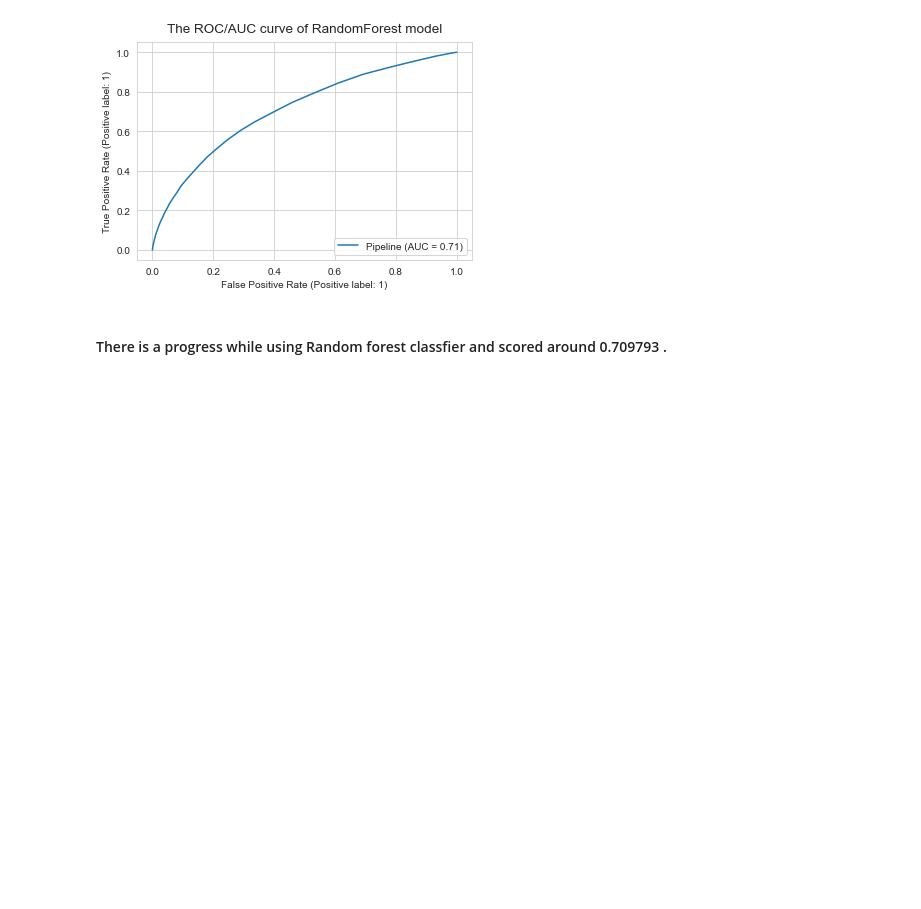
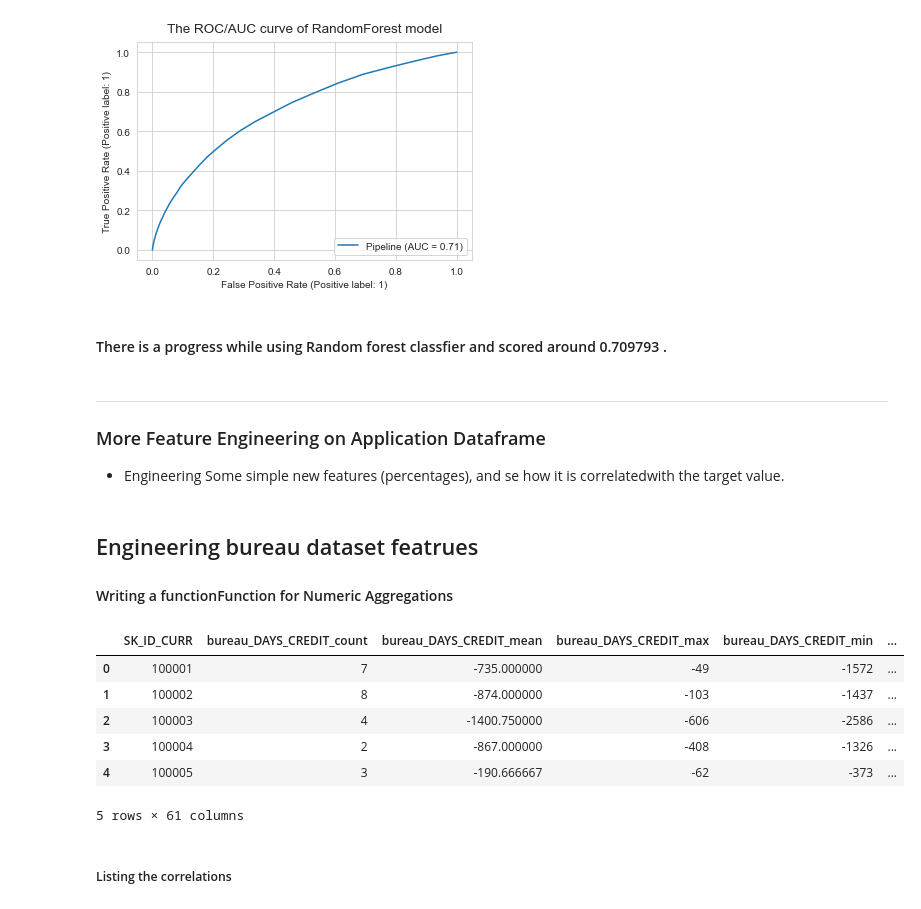
Before and after one commit to AmiirHelmy/Home-Credit-Default-Risk, a Jupyter notebook: Home Credit Default Risk.ipynb, the cells around one changed output. Cells and saved outputs as stored; diff of their text form; code cells hidden in the pictures; blank space fills up the shorter version.

```diff
--- a/Home Credit Default Risk.ipynb
+++ b/Home Credit Default Risk.ipynb
@@ -1180,3 +1170,7 @@ plt.show()
 [figure]
 # %% [markdown]
 #### There is a progress while using Random forest classfier and scored around 0.709793 .
+# %% [markdown]
+-----------------
+### More Feature Engineering on Application Dataframe
+- Engineering Some simple new features (percentages), and se how it is correlatedwith the target value.
@@ -1182,0 +1188,3 @@ plt.show()
+# %% [markdown]
+## Engineering bureau dataset featrues
+#### Writing a functionFunction for Numeric Aggregations
@@ -1182,0 +1244,12 @@ plt.show()
+# %%
+# Calling the functionon bureau df and calucalte some statistics
+bureau_agg = agg_numeric(bureau.drop(columns = ['SK_ID_BUREAU']), group_var = 'SK_ID_CURR', df_name = 'bureau')
+bureau_agg.head()
+# %% [output]
+|  | SK_ID_CURR | bureau_DAYS_CREDIT_count | bureau_DAYS_CREDIT_mean | bureau_DAYS_CREDIT_max | bureau_DAYS_CREDIT_min | ... |
+| 0 | 100001 | 7 | -735.000000 | -49 | -1572 | ... |
+| 1 | 100002 | 8 | -874.000000 | -103 | -1437 | ... |
+| 2 | 100003 | 4 | -1400.750000 | -606 | -2586 | ... |
+| 3 | 100004 | 2 | -867.000000 | -408 | -1326 | ... |
+| 4 | 100005 | 3 | -190.666667 | -62 | -373 | ... |
+5 rows × 61 columns
@@ -1182,0 +1259,2 @@ plt.show()
+# %% [markdown]
+##### Listing the correlations
```
Also changed, not shown: parts of 65 cells of this notebook, 18 other files.
